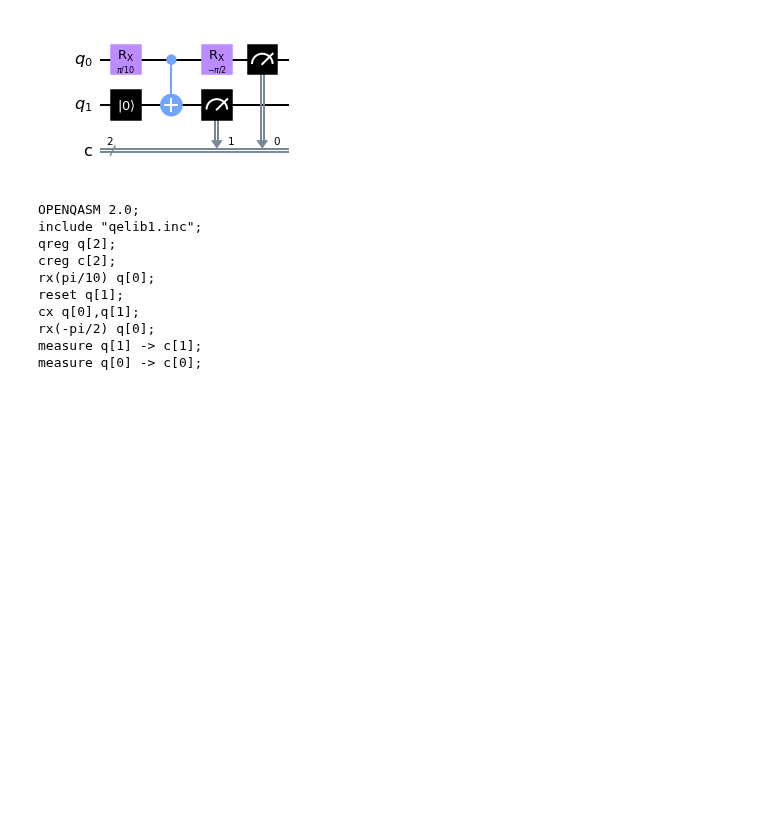
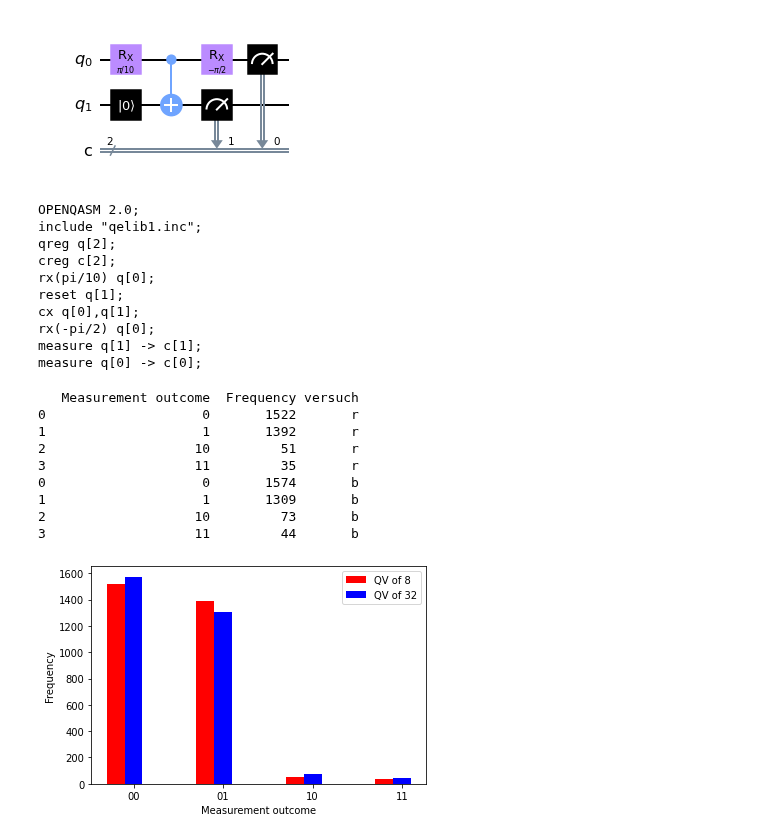
Before and after one commit to FreddyTF/QuantumBiscuit, a Jupyter notebook: testground.ipynb, the cells around one changed output. Cells and saved outputs as stored; diff of their text form; code cells hidden in the pictures; blank space fills up the shorter version.

```diff
--- a/testground.ipynb
+++ b/testground.ipynb
@@ -112,3 +112,30 @@ cx q[0],q[1];
 rx(-pi/2) q[0];
 measure q[1] -> c[1];
 measure q[0] -> c[0];
+# %%
+import pandas as pd
+import matplotlib.pyplot as plt
+
+df1 = pd.read_csv('biscuit-base-3000-qv8.csv' )
+df2 = pd.read_csv('biscuit-noise-3000-qv32.csv')
+df1["versuch"]="r"
+df2["versuch"]="b"
+
+print(df)
+plt.ylabel("Frequency")
+plt.xlabel("Measurement outcome")
+plt.bar(x=df1.index-0.1, height=df1["Frequency"],color=df1["versuch"],width=0.2,tick_label=["00","01","10","11"],label='QV of 8')
+plt.bar(x=df2.index+0.1, height=df2["Frequency"],color=df2["versuch"],width=0.2,tick_label=["00","01","10","11"],label='QV of 32')
+plt.legend()
+plt.show()
+# %% [output]
+   Measurement outcome  Frequency versuch
+0                    0       1522       r
+1                    1       1392       r
+2                   10         51       r
+3                   11         35       r
+0                    0       1574       b
+1                    1       1309       b
+2                   10         73       b
+3                   11         44       b
+[figure, added]
```
